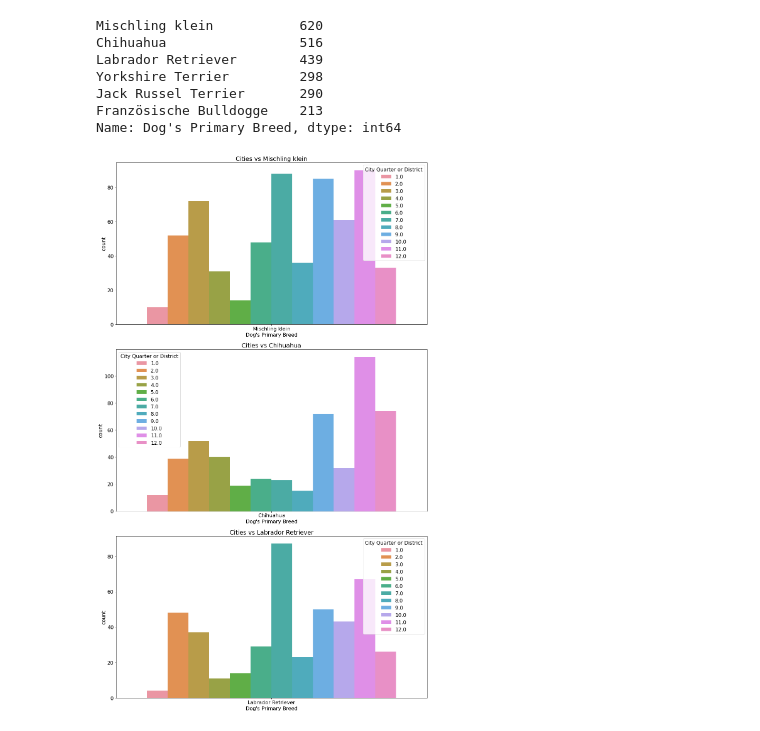
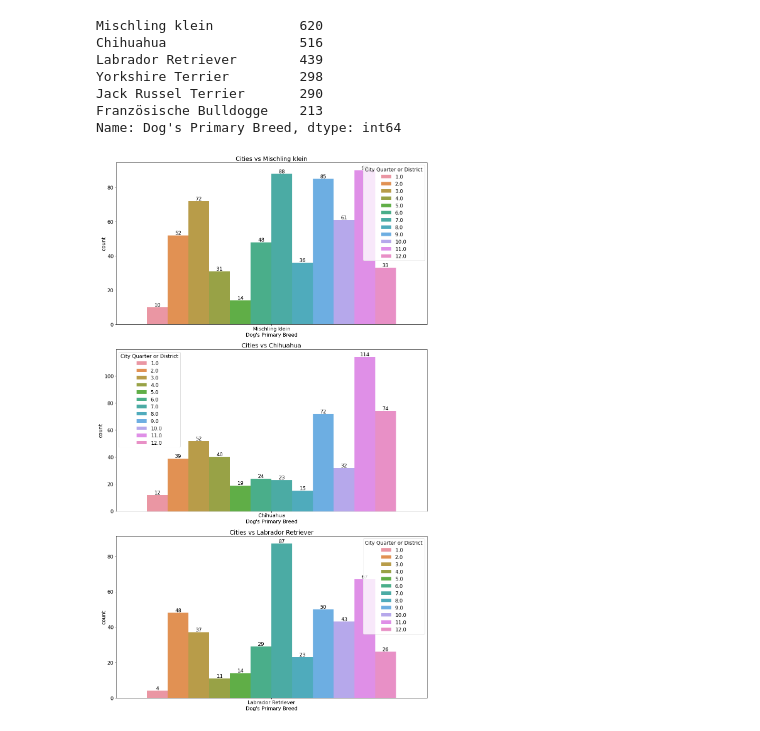
Before and after one commit to KierraDangerfield/Springboard, a Jupyter notebook: Craft a Story/Storytelling with Dogs of Zurich.ipynb, the cells around one changed output. Cells and saved outputs as stored; diff of their text form; code cells hidden in the pictures.

```diff
--- a/Craft a Story/Storytelling with Dogs of Zurich.ipynb
+++ b/Craft a Story/Storytelling with Dogs of Zurich.ipynb
@@ -152,6 +152,11 @@ ax1.tick_params(axis='x', labelrotation=45)
 ax2.tick_params(axis='x', labelrotation=45)
 ax3.tick_params(axis='x', labelrotation=45)
 
+for (x, y, z) in zip(ax1.containers, ax2.containers, ax3.containers):
+    ax1.bar_label(x)
+    ax2.bar_label(y)
+    ax3.bar_label(z)
+
 fig.tight_layout()
 plt.show()
 # %% [output]
@@ -187,6 +192,11 @@ ax1.tick_params(axis='x', labelrotation=45)
 ax2.tick_params(axis='x', labelrotation=45)
 ax3.tick_params(axis='x', labelrotation=45)
 
+for (x, y, z) in zip(ax1.containers, ax2.containers, ax3.containers):
+    ax1.bar_label(x)
+    ax2.bar_label(y)
+    ax3.bar_label(z)
+
 fig.tight_layout()
 plt.show()
 # %% [output]
@@ -224,6 +234,11 @@ ax1.tick_params(axis='x', labelrotation=45)
 ax2.tick_params(axis='x', labelrotation=45)
 ax3.tick_params(axis='x', labelrotation=45)
 
+for (x, y, z) in zip(ax1.containers, ax2.containers, ax3.containers):
+    ax1.bar_label(x)
+    ax2.bar_label(y)
+    ax3.bar_label(z)
+
 fig.tight_layout()
 
 plt.show()
@@ -244,23 +259,33 @@ Französische Bulldogge    213
 Name: Dog's Primary Breed, dtype: int64
 # %%
 #Top breeds vs cities
+
+Mischling = dogData[dogData["Dog's Primary Breed"] == "Mischling klein"]
+Chihuahua = dogData[dogData["Dog's Primary Breed"] == 'Chihuahua']
+Labrador = dogData[dogData["Dog's Primary Breed"] == 'Labrador Retriever']
+
 fig, ax = plt.subplots(ncols=1, nrows=3, figsize=(15,25))
 
 
-sns.countplot(x="Dog's Primary Breed", data= dogData[dogData["Dog's Primary Breed"] == "Mischling klein"], hue=dogData["City Quarter or District"],
+sns.countplot(x="Dog's Primary Breed", data= Mischling, hue=dogData["City Quarter or District"],
               ax=ax[0]).set(title="Cities vs Mischling klein")
 
-sns.countplot(x="Dog's Primary Breed", data=dogData[dogData["Dog's Primary Breed"] == 'Chihuahua'], hue=dogData["City Quarter or District"],
+sns.countplot(x="Dog's Primary Breed", data= Chihuahua, hue=dogData["City Quarter or District"],
               ax=ax[1]).set(title="Cities vs Chihuahua")
 
-sns.countplot(x="Dog's Primary Breed", data=dogData[dogData["Dog's Primary Breed"] == 'Labrador Retriever'], hue=dogData["City Quarter or District"],
+sns.countplot(x="Dog's Primary Breed", data= Labrador, hue=dogData["City Quarter or District"],
               ax=ax[2]).set(title="Cities vs Labrador Retriever")
 
 plt.rcParams['font.size'] = '16'
 
+for (x, y, z) in zip(ax[0].containers, ax[1].containers, ax[2].containers):
+    ax[0].bar_label(x)
+    ax[1].bar_label(y)
+    ax[2].bar_label(z)
+
 fig.tight_layout()
 plt.show()
 # %% [output]
-[figure, old version]
+[figure, new version]
 # %%
 #Top breeds vs cities
```
Also changed, not shown: parts of 5 cells of this notebook.
